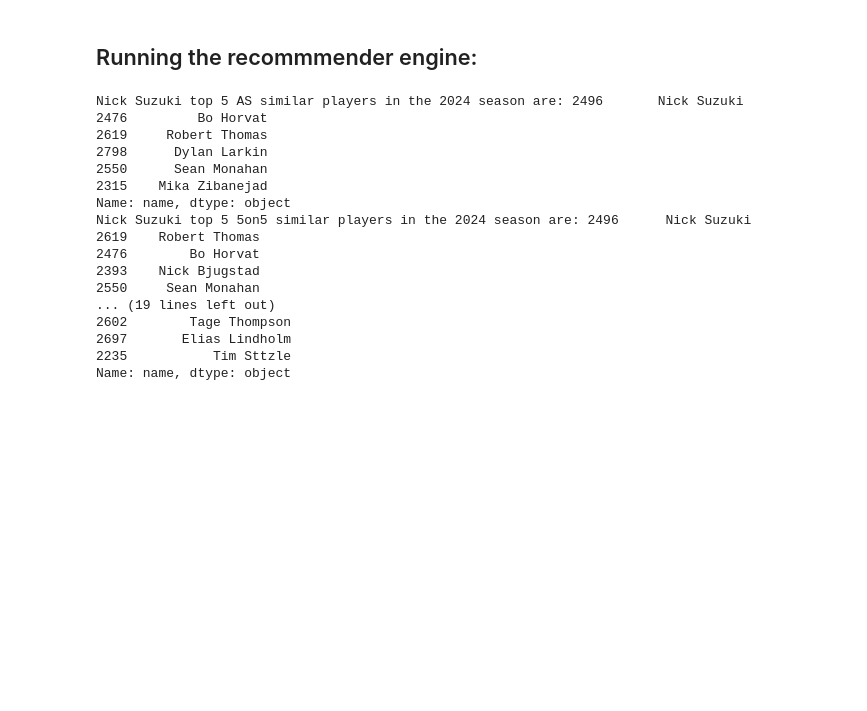
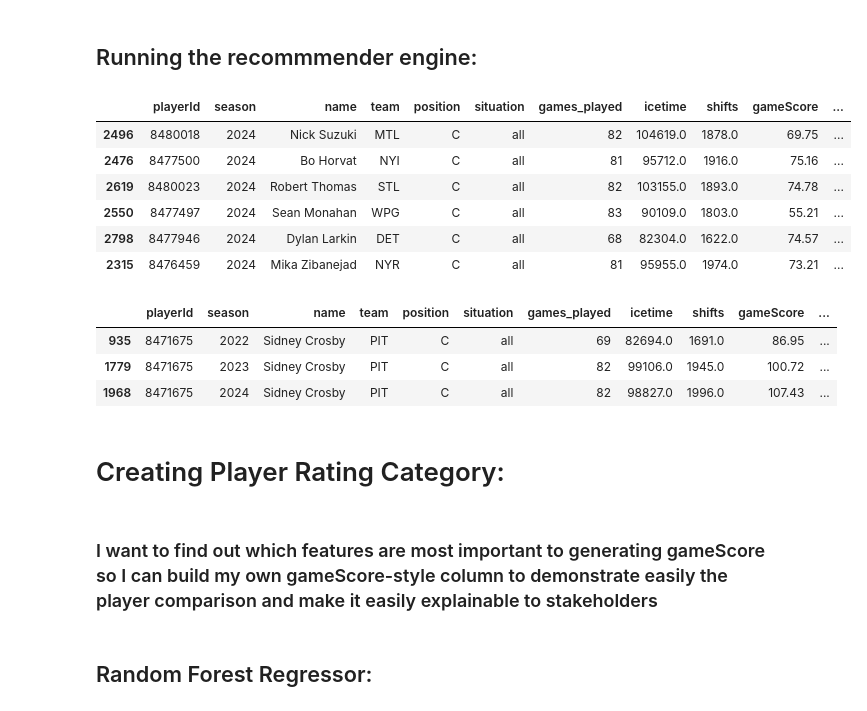
Before and after one commit to ZachRosenthal04/MP_NHL_skater_recommender, a Jupyter notebook: MoneyPuckSkaterRecommender.ipynb, the cells around one changed output. Saved outputs shown, nothing was run; the diff lists cells and outputs as text; code cells hidden in the pictures; blank space fills up the shorter version.

```diff
--- a/MoneyPuckSkaterRecommender.ipynb
+++ b/MoneyPuckSkaterRecommender.ipynb
@@ -488,7 +479,7 @@ MP_AS_stats.head()
 # %%
 # Columns not to included in the processing:
 col_not_processed = ['playerId', 'season' , 'name', 'team', 'situation', 'iceTimeRank', 'I_F_shifts',
-                      'nationality' ,'birthDate', 'weight','height', 'shoots', 'age']
+                      'nationality' ,'birthDate', 'weight','height', 'shoots', 'age', 'gameScore', 'I_F_points',]
 # %% [markdown]
 ### The transformed dataframes for the recommender:
 # %%
@@ -568,27 +559,32 @@ nick_suzuki_OS_sim_skaters = MP_recommend_skaters(original_gamestate_df=MP_OS_st
                                                   season=2024,
                                                   player_index=2496,
                                                   top_n=6)
+# %%
+nick_suzuki_AS_sim_skaters
+# %% [output]
+|  | playerId | season | name | team | position | situation | games_played | icetime | shifts | gameScore | ... |
+| 2496 | 8480018 | 2024 | Nick Suzuki | MTL | C | all | 82 | 104619.0 | 1878.0 | 69.75 | ... |
+| 2476 | 8477500 | 2024 | Bo Horvat | NYI | C | all | 81 | 95712.0 | 1916.0 | 75.16 | ... |
+| 2619 | 8480023 | 2024 | Robert Thomas | STL | C | all | 82 | 103155.0 | 1893.0 | 74.78 | ... |
+| 2550 | 8477497 | 2024 | Sean Monahan | WPG | C | all | 83 | 90109.0 | 1803.0 | 55.21 | ... |
+| 2798 | 8477946 | 2024 | Dylan Larkin | DET | C | all | 68 | 82304.0 | 1622.0 | 74.57 | ... |
+| 2315 | 8476459 | 2024 | Mika Zibanejad | NYR | C | all | 81 | 95955.0 | 1974.0 | 73.21 | ... |
 # %%
-print("Nick Suzuki top 5 AS similar players in the 2024 season are:", nick_suzuki_AS_sim_skaters['name'])
-print("Nick Suzuki top 5 5on5 similar players in the 2024 season are:", nick_suzuki_5on5_sim_skaters['name'])
-print("Nick Suzuki top 5 5on4 similar players in the 2024 season are:", nick_suzuki_5on4_sim_skaters['name'])
-print("Nick Suzuki top 5 4on5 similar players in the 2024 season are:", nick_suzuki_4on5_sim_skaters['name'])
-print("Nick Suzuki top 5 OS similar players in the 2024 season are:", nick_suzuki_OS_sim_skaters['name'])
+# print("Nick Suzuki top 5 AS similar players in the 2024 season are:", nick_suzuki_AS_sim_skaters['name'])
+# print("Nick Suzuki top 5 5on5 similar players in the 2024 season are:", nick_suzuki_5on5_sim_skaters['name'])
+# print("Nick Suzuki top 5 5on4 similar players in the 2024 season are:", nick_suzuki_5on4_sim_skaters['name'])
+# print("Nick Suzuki top 5 4on5 similar players in the 2024 season are:", nick_suzuki_4on5_sim_skaters['name'])
+# print("Nick Suzuki top 5 OS similar players in the 2024 season are:", nick_suzuki_OS_sim_skaters['name'])
-# %% [output]
-Nick Suzuki top 5 AS similar players in the 2024 season are: 2496       Nick Suzuki
-2476         Bo Horvat
-2619     Robert Thomas
-2798      Dylan Larkin
-2550      Sean Monahan
-2315    Mika Zibanejad
-Name: name, dtype: object
-Nick Suzuki top 5 5on5 similar players in the 2024 season are: 2496      Nick Suzuki
-2619    Robert Thomas
-2476        Bo Horvat
-2393    Nick Bjugstad
-2550     Sean Monahan
-... (19 lines left out)
-2602        Tage Thompson
-2697       Elias Lindholm
-2235           Tim Sttzle
-Name: name, dtype: object
+# %%
+MP_AS_stats.loc[MP_AS_stats['name'] == 'Sidney Crosby']
+# %% [output]
+|  | playerId | season | name | team | position | situation | games_played | icetime | shifts | gameScore | ... |
+| 935 | 8471675 | 2022 | Sidney Crosby | PIT | C | all | 69 | 82694.0 | 1691.0 | 86.95 | ... |
+| 1779 | 8471675 | 2023 | Sidney Crosby | PIT | C | all | 82 | 99106.0 | 1945.0 | 100.72 | ... |
+| 1968 | 8471675 | 2024 | Sidney Crosby | PIT | C | all | 82 | 98827.0 | 1996.0 | 107.43 | ... |
+# %% [markdown]
+# Creating Player Rating Category:
+# %% [markdown]
+### I want to find out which features are most important to generating gameScore so I can build my own gameScore-style column to demonstrate easily the player comparison and make it easily explainable to stakeholders
+# %% [markdown]
+## Random Forest Regressor:
```
Also changed, not shown: parts of 58 cells of this notebook, 1 other file.
